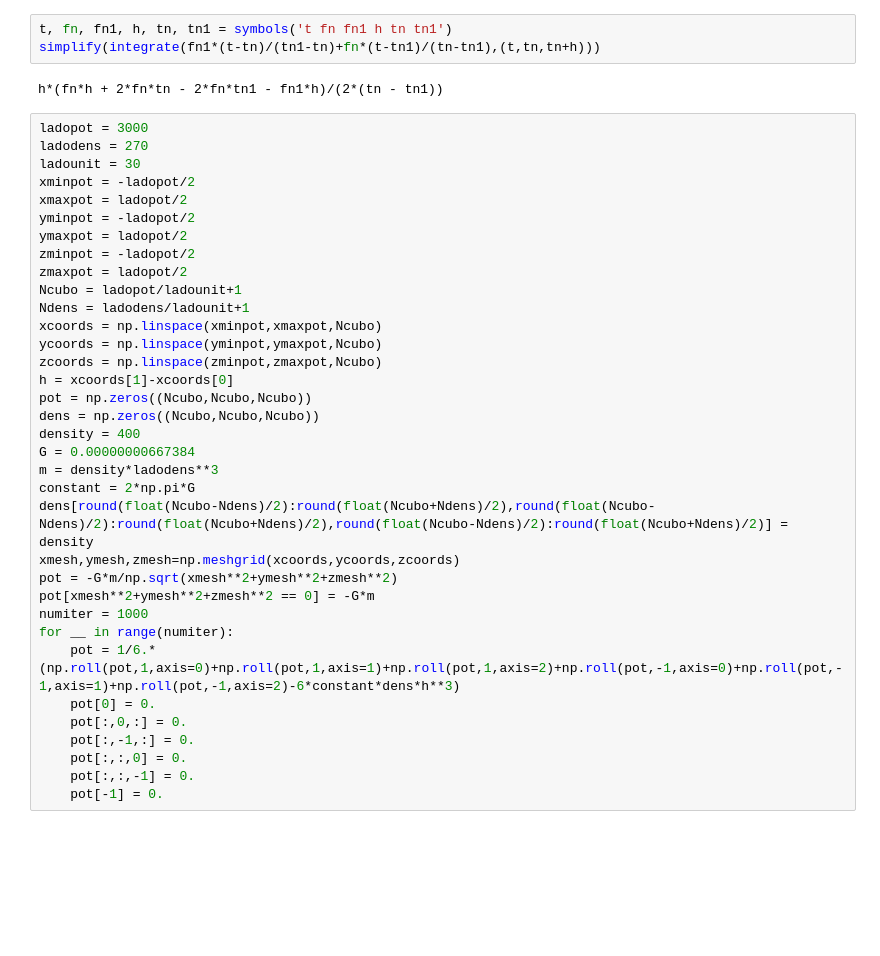
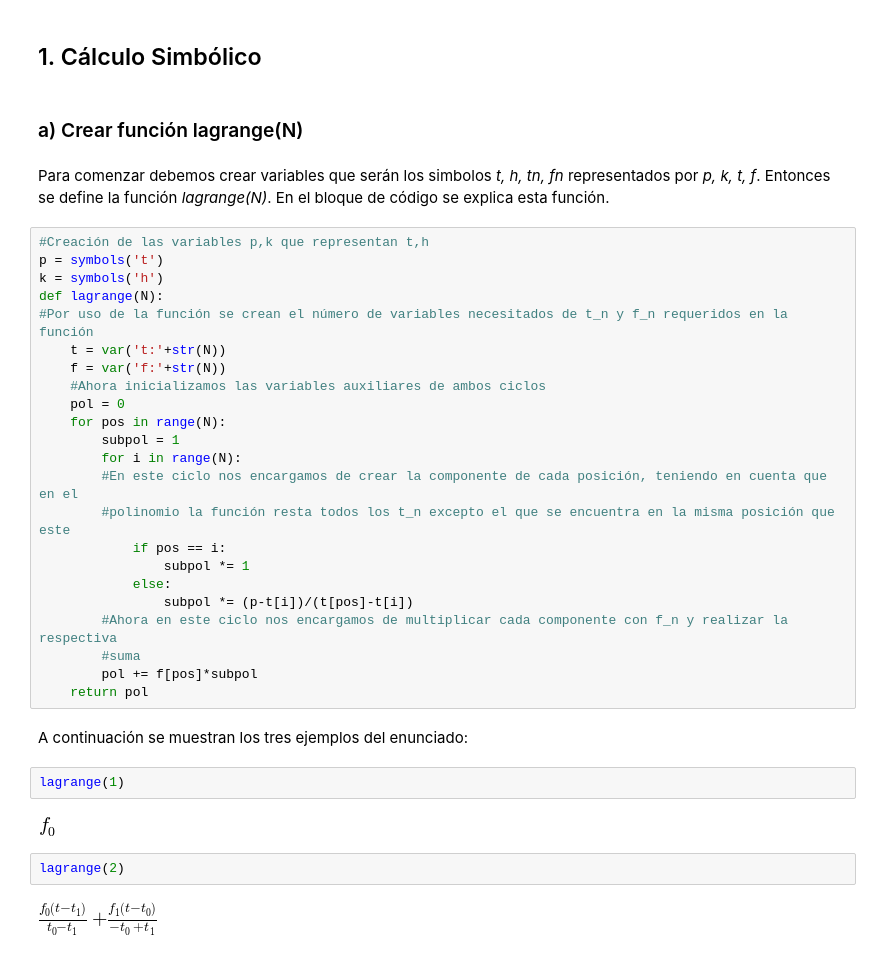
Before and after one commit to deolaya1318/MC, a Jupyter notebook: Tareas/HW6/HW6.ipynb, the cells around one changed output. Drawn from its saved outputs; the diff is of its cells as text; blank space fills up the shorter version.

```diff
--- a/Tareas/HW6/HW6.ipynb
+++ b/Tareas/HW6/HW6.ipynb
@@ -8,40 +16,39 @@ from sympy import *
-# %%
-t, fn, fn1, h, tn, tn1 = symbols('t fn fn1 h tn tn1')
-simplify(integrate(fn1*(t-tn)/(tn1-tn)+fn*(t-tn1)/(tn-tn1),(t,tn,tn+h)))
-# %% [output]
-h*(fn*h + 2*fn*tn - 2*fn*tn1 - fn1*h)/(2*(tn - tn1))
-# %%
-ladopot = 3000
-ladodens = 270
-ladounit = 30
-xminpot = -ladopot/2
-xmaxpot = ladopot/2
-yminpot = -ladopot/2
-ymaxpot = ladopot/2
-zminpot = -ladopot/2
-zmaxpot = ladopot/2
-Ncubo = ladopot/ladounit+1
-Ndens = ladodens/ladounit+1
-xcoords = np.linspace(xminpot,xmaxpot,Ncubo)
-ycoords = np.linspace(yminpot,ymaxpot,Ncubo)
-zcoords = np.linspace(zminpot,zmaxpot,Ncubo)
-h = xcoords[1]-xcoords[0]
-pot = np.zeros((Ncubo,Ncubo,Ncubo))
-dens = np.zeros((Ncubo,Ncubo,Ncubo))
-density = 400
-G = 0.00000000667384
-m = density*ladodens**3
-constant = 2*np.pi*G
-dens[round(float(Ncubo-Ndens)/2):round(float(Ncubo+Ndens)/2),round(float(Ncubo-Ndens)/2):round(float(Ncubo+Ndens)/2),round(float(Ncubo-Ndens)/2):round(float(Ncubo+Ndens)/2)] = density
-xmesh,ymesh,zmesh=np.meshgrid(xcoords,ycoords,zcoords)
-pot = -G*m/np.sqrt(xmesh**2+ymesh**2+zmesh**2)
-pot[xmesh**2+ymesh**2+zmesh**2 == 0] = -G*m
-numiter = 1000
-for __ in range(numiter):
-    pot = 1/6.*(np.roll(pot,1,axis=0)+np.roll(pot,1,axis=1)+np.roll(pot,1,axis=2)+np.roll(pot,-1,axis=0)+np.roll(pot,-1,axis=1)+np.roll(pot,-1,axis=2)-6*constant*dens*h**3)
-    pot[0] = 0.
-    pot[:,0,:] = 0.
-    pot[:,-1,:] = 0.
-    pot[:,:,0] = 0.
-    pot[:,:,-1] = 0.
-    pot[-1] = 0.
+# %% [markdown]
+## 1. Cálculo Simbólico
+# %% [markdown]
+### a) Crear función lagrange(N)
+# %% [markdown]
+Para comenzar debemos crear variables que serán los simbolos _t, h, tn, fn_ representados por _p, k, t, f_. Entonces se define la función _lagrange(N)_. En el bloque de código se explica esta función.
+# %%
+#Creación de las variables p,k que representan t,h
+p = symbols('t')
+k = symbols('h')
+def lagrange(N):
+#Por uso de la función se crean el número de variables necesitados de t_n y f_n requeridos en la función
+    t = var('t:'+str(N))
+    f = var('f:'+str(N))
+    #Ahora inicializamos las variables auxiliares de ambos ciclos
+    pol = 0
+    for pos in range(N):
+        subpol = 1
+        for i in range(N):
+        #En este ciclo nos encargamos de crear la componente de cada posición, teniendo en cuenta que en el
+        #polinomio la función resta todos los t_n excepto el que se encuentra en la misma posición que este
+            if pos == i:
+                subpol *= 1
+            else:
+                subpol *= (p-t[i])/(t[pos]-t[i])
+        #Ahora en este ciclo nos encargamos de multiplicar cada componente con f_n y realizar la respectiva
+        #suma
+        pol += f[pos]*subpol
+    return pol
+# %% [markdown]
+A continuación se muestran los tres ejemplos del enunciado:
+# %%
+lagrange(1)
+# %% [output]
+[figure, added]
+# %%
+lagrange(2)
+# %% [output]
+[figure, added]
```
Also changed, not shown: parts of 24 cells of this notebook.
